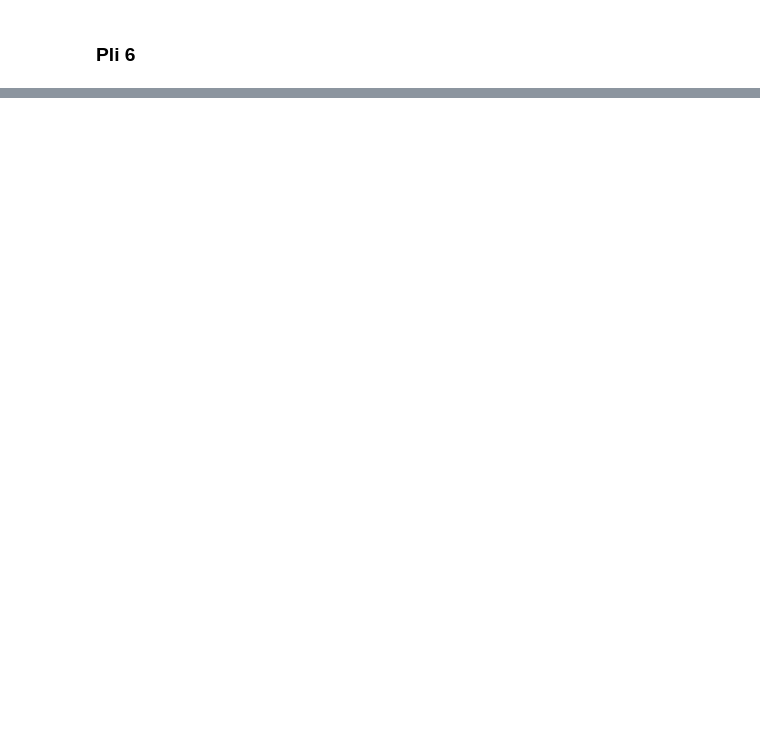
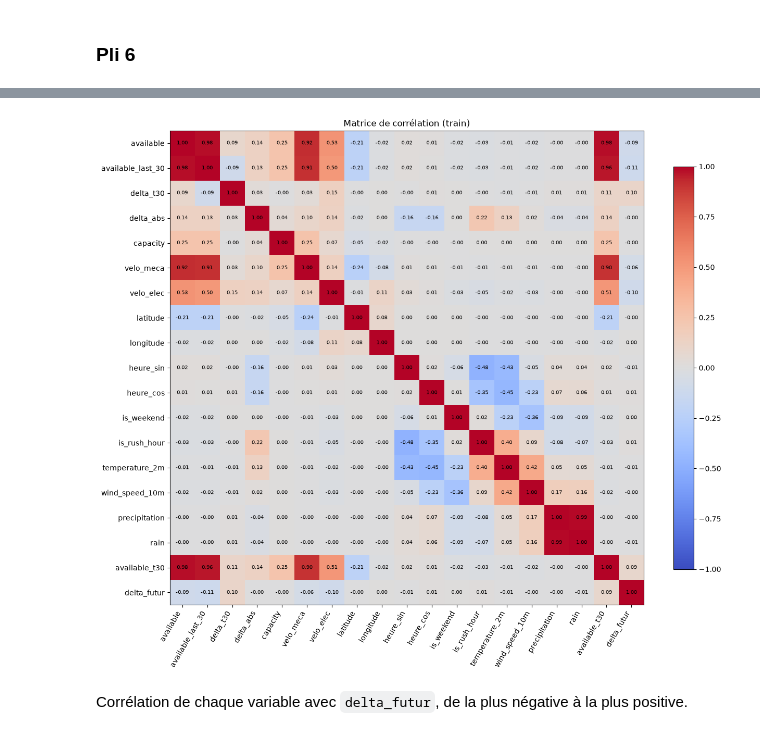
Before and after one commit to PorcherLeo/ProjetDataScience, a Jupyter notebook: 02-modelisation.ipynb, the cells around one changed output, grey strips where cells are left out. Drawn from its saved outputs; the diff is of its cells as text; code cells hidden in the pictures; blank space fills up the shorter version.

```diff
--- a/02-modelisation.ipynb
+++ b/02-modelisation.ipynb
@@ -28,0 +101,5 @@ df.head()
+# %%
+df = df.merge(voisines_taux.reset_index(), on=["horodatage", "station_code"], how="left")
+df = df.merge(voisines_variation.reset_index(), on=["horodatage", "station_code"], how="left")
+df = df.merge(nb_voisines.reset_index(), on="station_code", how="left")
+df[["voisines_taux", "voisines_variation", "nb_voisines"]].describe()
@@ -128,0 +334,33 @@ print(train_6.shape, val_6.shape)
+# %%
+train = train.assign(delta_futur=train["available_t30"] - train["available"])
+# %%
+colonnes = [
+    "available", "available_last_30", "delta_t30", "delta_abs",
+    "capacity", "velo_meca", "velo_elec", "latitude", "longitude",
+    "heure_sin", "heure_cos", "is_weekend", "is_rush_hour",
+    "temperature_2m", "wind_speed_10m", "precipitation", "rain",
+    "available_t30", "delta_futur",
+]
+# %%
+corr = train[colonnes].astype(float).corr()
+# %%
+import matplotlib.pyplot as plt
+
+fig, ax = plt.subplots(figsize=(13, 11))
+image = ax.imshow(corr, cmap="coolwarm", vmin=-1, vmax=1)
+
+ax.set_xticks(range(len(colonnes)), colonnes, rotation=60, ha="right")
+ax.set_yticks(range(len(colonnes)), colonnes)
+
+for i in range(len(colonnes)):
+    for j in range(len(colonnes)):
+        ax.text(j, i, f"{corr.iloc[i, j]:.2f}", ha="center", va="center", fontsize=7)
+
+fig.colorbar(image, ax=ax, shrink=0.8)
+ax.set_title("Matrice de corrélation (train)")
+plt.tight_layout()
+plt.show()
+# %% [output]
+[figure, added]
+# %% [markdown]
+Corrélation de chaque variable avec `delta_futur`, de la plus négative à la plus positive.
```
Also changed, not shown: parts of 85 cells of this notebook, 1 other file.
